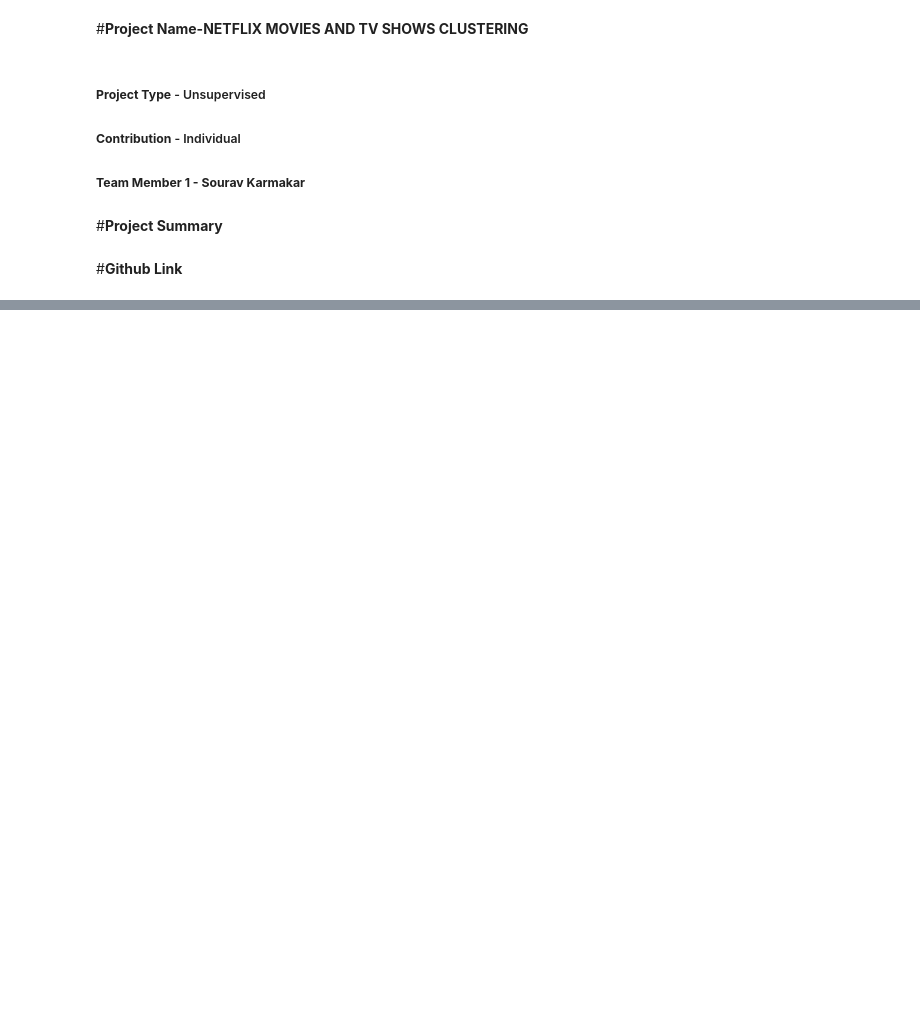
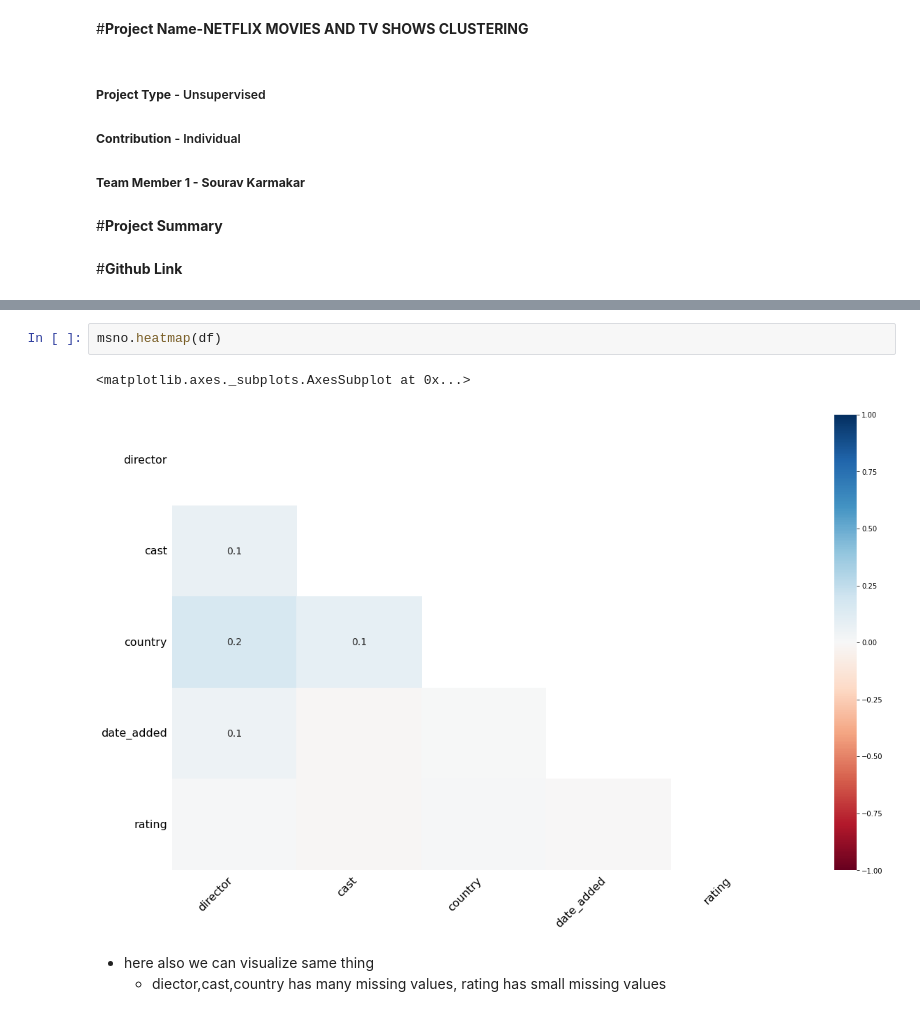
Before and after one commit to souravkarma/NETFLIX-MOVIES-AND-TV-SHOWS-CLUSTERING, a Jupyter notebook: Sourav_Karmakar_NETFLIX_MOVIES_AND_TV_SHOWS_CLUSTERING.ipynb, the cells around one changed output, grey strips where cells are left out. Drawn from its saved outputs; the diff is of its cells as text; blank space fills up the shorter version.

```diff
--- a/Sourav_Karmakar_NETFLIX_MOVIES_AND_TV_SHOWS_CLUSTERING.ipynb
+++ b/Sourav_Karmakar_NETFLIX_MOVIES_AND_TV_SHOWS_CLUSTERING.ipynb
@@ -12,0 +182,8 @@
+# %%
+msno.heatmap(df)
+# %% [output]
+<matplotlib.axes._subplots.AxesSubplot at 0x...>
+[figure, added]
+# %% [markdown]
+* here also we can visualize same thing
+  * diector,cast,country has many missing values, rating has small missing values
```
Also changed, not shown: parts of 86 cells of this notebook.
